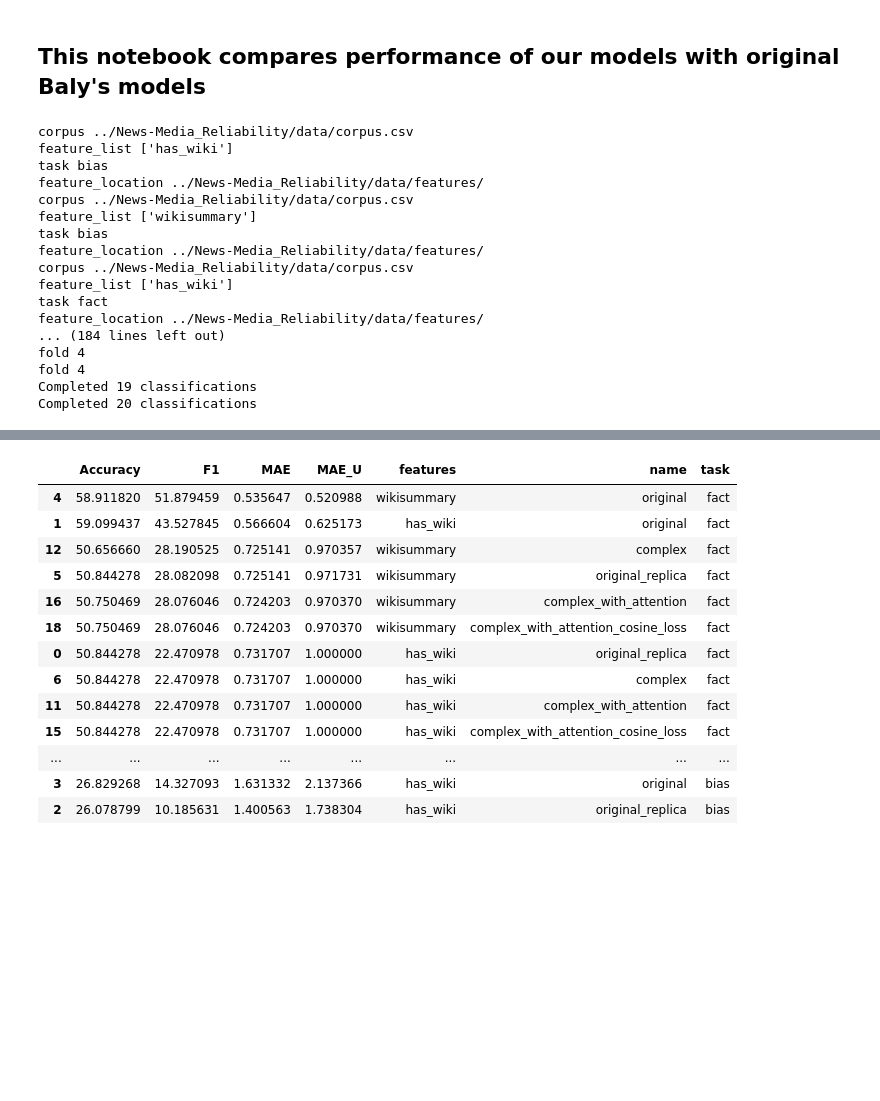
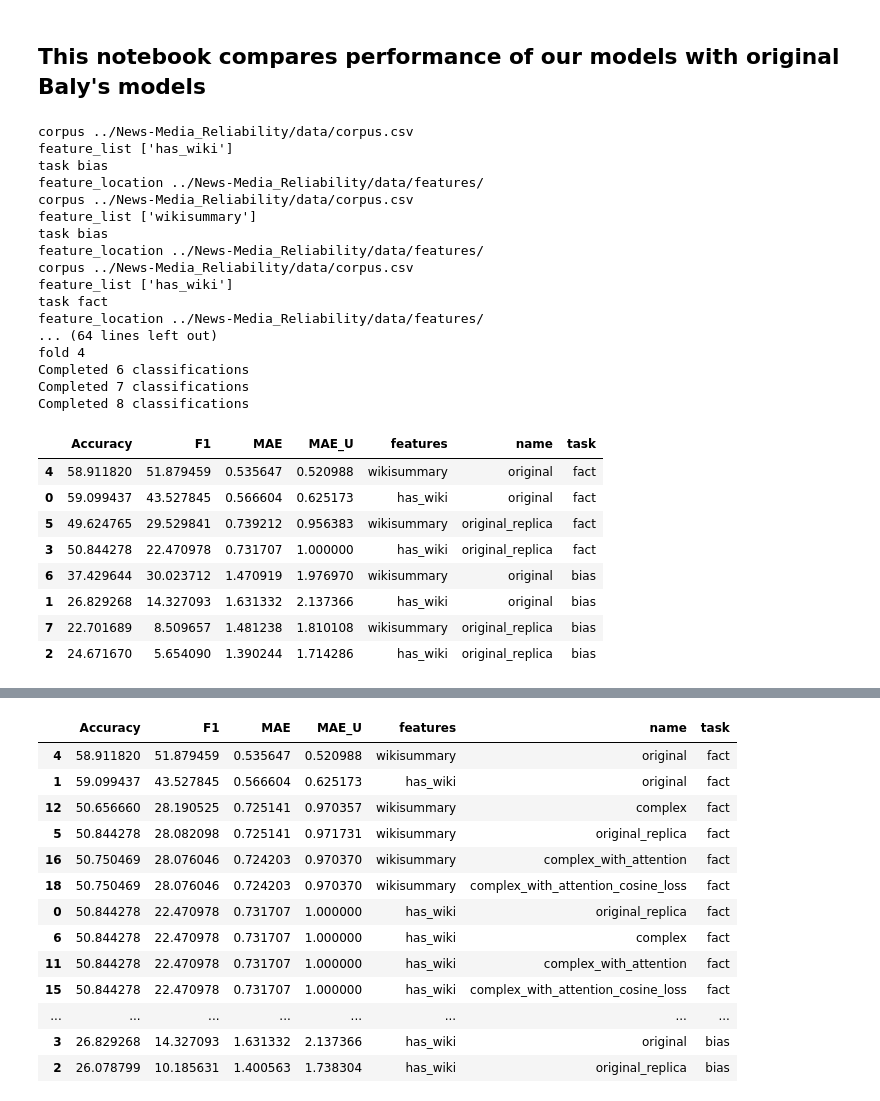
Before and after one commit to gauravkdesai/w266-final-project-OOV-fake-bias-detection, a Jupyter notebook: original_work/results_comparisons.ipynb, the cells around one changed output, grey strips where cells are left out. Cells and saved outputs as stored; diff of their text form; code cells hidden in the pictures; blank space fills up the shorter version.

```diff
--- a/original_work/results_comparisons.ipynb
+++ b/original_work/results_comparisons.ipynb
@@ -33,18 +32,16 @@ def run_classification(result_list, name, feature_location, corpus = news_media_
 # %%
-result_list=Manager().list()
+result_list=[]
 tasks = ['bias','fact']
 features = [['has_wiki'],  ['wikisummary']]#[['has_wiki'], ['wikicontent'], ['wikisummary'], ['wikitoc'], ['wikicategories']
            #,['has_wiki','wikicontent','wikisummary','wikitoc','wikicategories']]
 feature_locations = [news_media_feature_location,model1_feature_location,model2_feature_location, model3_feature_location, model4_feature_location]
-model_names = ['original','original_replica','complex', 'complex_with_attention', 'complex_with_attention_cosine_loss']
+model_names = ['original','original_replica']#,'complex', 'complex_with_attention', 'complex_with_attention_cosine_loss']
 corpus = news_media_corpus_file
-processes = []
-parameters_list = []
-no_of_cpu=4 # on gcp this can be increased to match capacity
+future_list=[]
 
 def run_classifier():
 
-    with concurrent.futures.ThreadPoolExecutor(max_workers=5) as executor:
+    with concurrent.futures.ThreadPoolExecutor(max_workers=4) as executor:
         for i,model_name in enumerate(model_names):
             feature_location =feature_locations[i]
             for task in tasks:
@@ -54,19 +51,12 @@ def run_classifier():
                     print('task',task)
                     print('feature_location',feature_location)
 
-                    parameters = (result_list, model_name, feature_location, corpus, task, feature_list)
-                    parameters_list.append(parameters)
-#                     p = Process(target=run_classification, args=parameters)
-#                     p.start()
-#                     processes.append(p)
-    #             result = run_classification(model_name, feature_location, corpus, task, feature_list)
-    #             result_list.append(result)
-    #print(parameters_list)
-    with Pool(processes=no_of_cpu) as pool:
-        result_async = pool.starmap_async(run_classification, parameters_list)
+                    future_list.append(executor.submit(run_classification,result_list, model_name, feature_location, corpus, task, feature_list))
 
-        pool.close()
-        pool.join()
+        for future in concurrent.futures.as_completed(future_list):
+            result_dict = future.result()
+            result_list.append(result_dict)
+            print('Completed {} classifications'.format(len(result_list)))
 
     #print(result_async.get())
 
@@ -85,11 +75,11 @@ corpus ../News-Media_Reliability/data/corpus.csv
 feature_list ['has_wiki']
 task fact
 feature_location ../News-Media_Reliability/data/features/
-... (184 lines left out)
+... (64 lines left out)
 fold 4
-fold 4
-Completed 19 classifications
-Completed 20 classifications
+Completed 6 classifications
+Completed 7 classifications
+Completed 8 classifications
 # %%
 #print(result_list)
 result_df = pd.DataFrame(result_list[:])
@@ -97,3 +87,15 @@ display_result_df = result_df.drop(labels=['feature_location'], axis=1)
 #display_result_df=display_result_df.sort_values(by=1)
 # %%
 display_result_df=display_result_df.sort_values(by=['task','F1'], ascending=False)
+# %%
+display_result_df
+# %% [output]
+|  | Accuracy | F1 | MAE | MAE_U | features | name | task |
+| 4 | 58.911820 | 51.879459 | 0.535647 | 0.520988 | wikisummary | original | fact |
+| 0 | 59.099437 | 43.527845 | 0.566604 | 0.625173 | has_wiki | original | fact |
+| 5 | 49.624765 | 29.529841 | 0.739212 | 0.956383 | wikisummary | original_replica | fact |
+| 3 | 50.844278 | 22.470978 | 0.731707 | 1.000000 | has_wiki | original_replica | fact |
+| 6 | 37.429644 | 30.023712 | 1.470919 | 1.976970 | wikisummary | original | bias |
+| 1 | 26.829268 | 14.327093 | 1.631332 | 2.137366 | has_wiki | original | bias |
+| 7 | 22.701689 | 8.509657 | 1.481238 | 1.810108 | wikisummary | original_replica | bias |
+| 2 | 24.671670 | 5.654090 | 1.390244 | 1.714286 | has_wiki | original_replica | bias |
```
Also changed, not shown: parts of 2 cells of this notebook, 8 other files.
